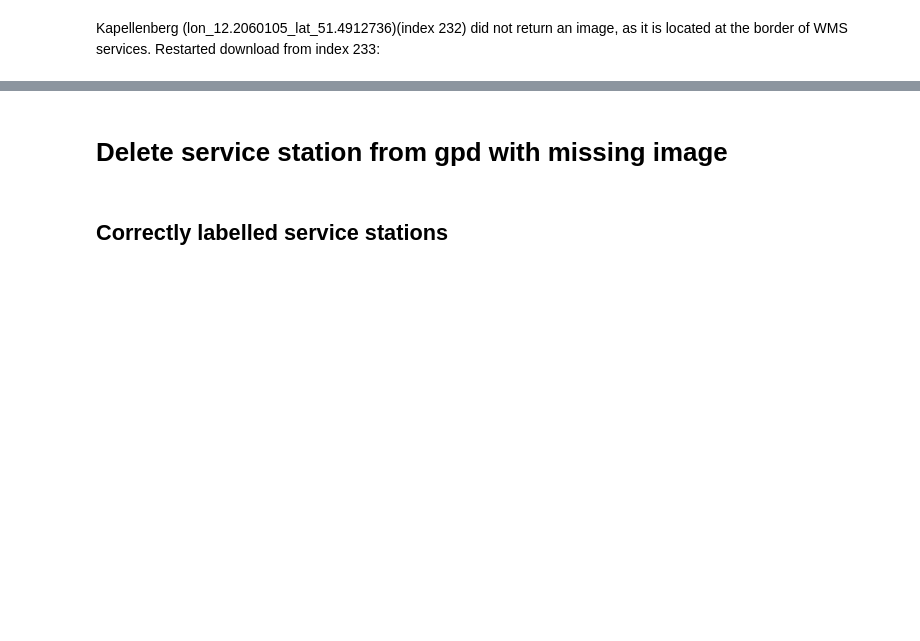
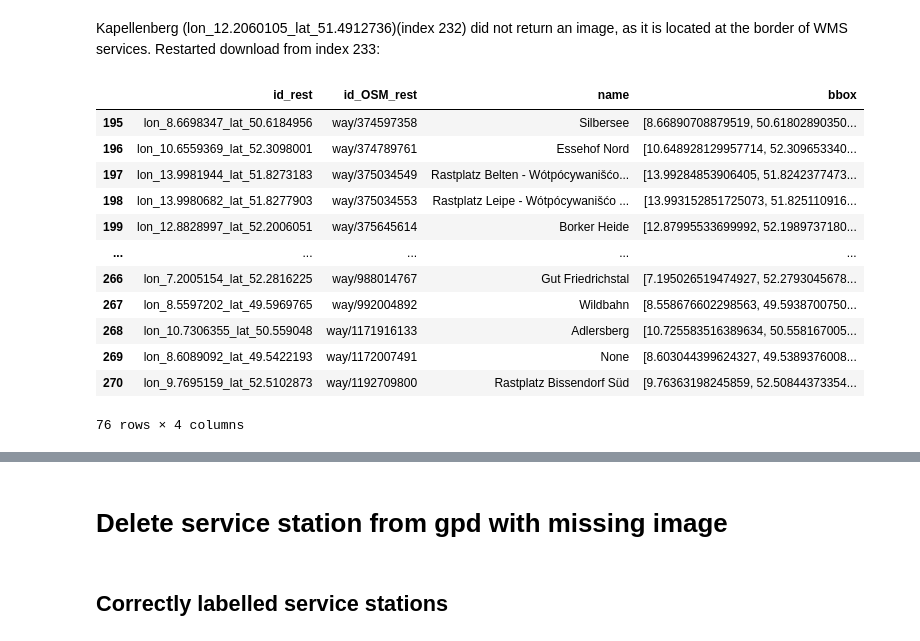
Before and after one commit to benedikt-korbach/remote-sensing-of-parking-areas, a Jupyter notebook: 02_data_acquisition/02c_download_annotate_images.ipynb, the cells around one changed output, grey strips where cells are left out. Cells and saved outputs as stored; diff of their text form; code cells hidden in the pictures; blank space fills up the shorter version.

```diff
--- a/02_data_acquisition/02c_download_annotate_images.ipynb
+++ b/02_data_acquisition/02c_download_annotate_images.ipynb
@@ -958,7 +974,23 @@ ValueError: No layer intersects with the provided bounding box.
 # %% [markdown]
 Kapellenberg (lon_12.2060105_lat_51.4912736)(index 232) did not return an image, as it is located at the border of WMS services. Restarted download from index 233:
 # %%
-correctly_labelled_service_stations_bbox_rest = correctly_labelled_service_stations_bbox[233:]
+correctly_labelled_service_stations_bbox_rest = correctly_labelled_service_stations_bbox[195:]
+# %%
+correctly_labelled_service_stations_bbox_rest
+# %% [output]
+|  | id_rest | id_OSM_rest | name | bbox |
+| 195 | lon_8.6698347_lat_50.6184956 | way/374597358 | Silbersee | [8.66890708879519, 50.61802890350... |
+| 196 | lon_10.6559369_lat_52.3098001 | way/374789761 | Essehof Nord | [10.648928129957714, 52.309653340... |
+| 197 | lon_13.9981944_lat_51.8273183 | way/375034549 | Rastplatz Belten - Wótpócywanišćo... | [13.99284853906405, 51.8242377473... |
+| 198 | lon_13.9980682_lat_51.8277903 | way/375034553 | Rastplatz Leipe - Wótpócywanišćo ... | [13.993152851725073, 51.825110916... |
+| 199 | lon_12.8828997_lat_52.2006051 | way/375645614 | Borker Heide | [12.87995533699992, 52.1989737180... |
+| ... | ... | ... | ... | ... |
+| 266 | lon_7.2005154_lat_52.2816225 | way/988014767 | Gut Friedrichstal | [7.195026519474927, 52.2793045678... |
+| 267 | lon_8.5597202_lat_49.5969765 | way/992004892 | Wildbahn | [8.558676602298563, 49.5938700750... |
+| 268 | lon_10.7306355_lat_50.559048 | way/1171916133 | Adlersberg | [10.725583516389634, 50.558167005... |
+| 269 | lon_8.6089092_lat_49.5422193 | way/1172007491 | None | [8.603044399624327, 49.5389376008... |
+| 270 | lon_9.7695159_lat_52.5102873 | way/1192709800 | Rastplatz Bissendorf Süd | [9.76363198245859, 52.50844373354... |
+76 rows × 4 columns
 # %%
 mass_download_tif(correctly_labelled_service_stations_bbox_rest, wms_urls, layer_extents, size = 2560)
 # %% [output]
```
Also changed, not shown: parts of 34 cells of this notebook, 21 other files.
